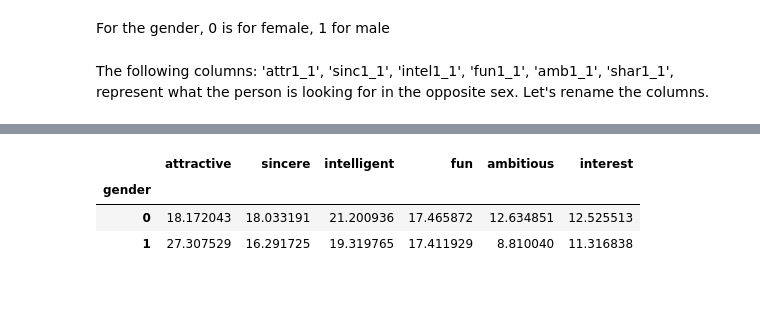
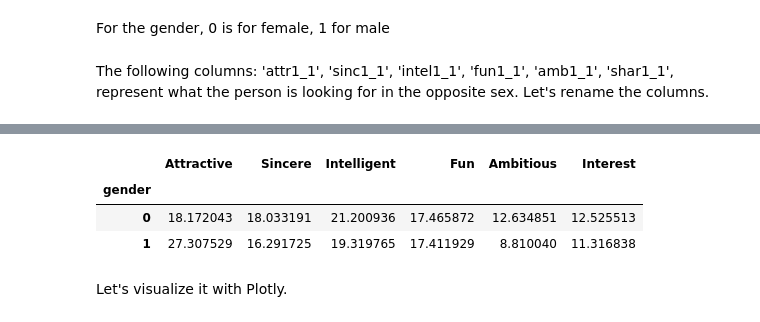
Before and after one commit to vchhauv/speed-dating, a Jupyter notebook: speed_dating.ipynb, the cells around one changed output, grey strips where cells are left out. Saved outputs shown, nothing was run; the diff lists cells and outputs as text; code cells hidden in the pictures; blank space fills up the shorter version.

Commit message:
feat: Add plot attributes

```diff
--- a/speed_dating.ipynb
+++ b/speed_dating.ipynb
@@ -84,0 +71,13 @@ attributes.head()
+# %%
+attributes_to_rename = {'attr1_1': 'Attractive', 'sinc1_1': 'Sincere',
+                        'intel1_1': 'Intelligent', 'fun1_1': 'Fun',
+                        'amb1_1': 'Ambitious', 'shar1_1': 'Interest'}
+
+# We rename the columns
+df = df.rename(columns=attributes_to_rename)
+
+attributes = df[['gender', 'Attractive', 'Sincere', 'Intelligent', 'Fun', 'Ambitious', 'Interest']]
+
+# We rename the columns and drop the duplicates.
+attributes = attributes.drop_duplicates()
+attributes.head()
@@ -85,8 +91,8 @@ attributes.head()
 # %%
-attributes_by_gender = attributes.groupby((['gender']))
-attributes_by_gender.mean()
+attributes_by_gender = attributes.groupby((['gender'])).mean()
+attributes_by_gender
 # %% [output]
-|  | attractive | sincere | intelligent | fun | ambitious | interest |
+|  | Attractive | Sincere | Intelligent | Fun | Ambitious | Interest |
 | gender |  |  |  |  |  |  |
 | 0 | 18.172043 | 18.033191 | 21.200936 | 17.465872 | 12.634851 | 12.525513 |
 | 1 | 27.307529 | 16.291725 | 19.319765 | 17.411929 | 8.810040 | 11.316838 |
@@ -95,0 +102,2 @@ attributes_by_gender.mean()
+# %% [markdown]
+Let's visualize it with Plotly.
```
Also changed, not shown: parts of 7 cells of this notebook.
